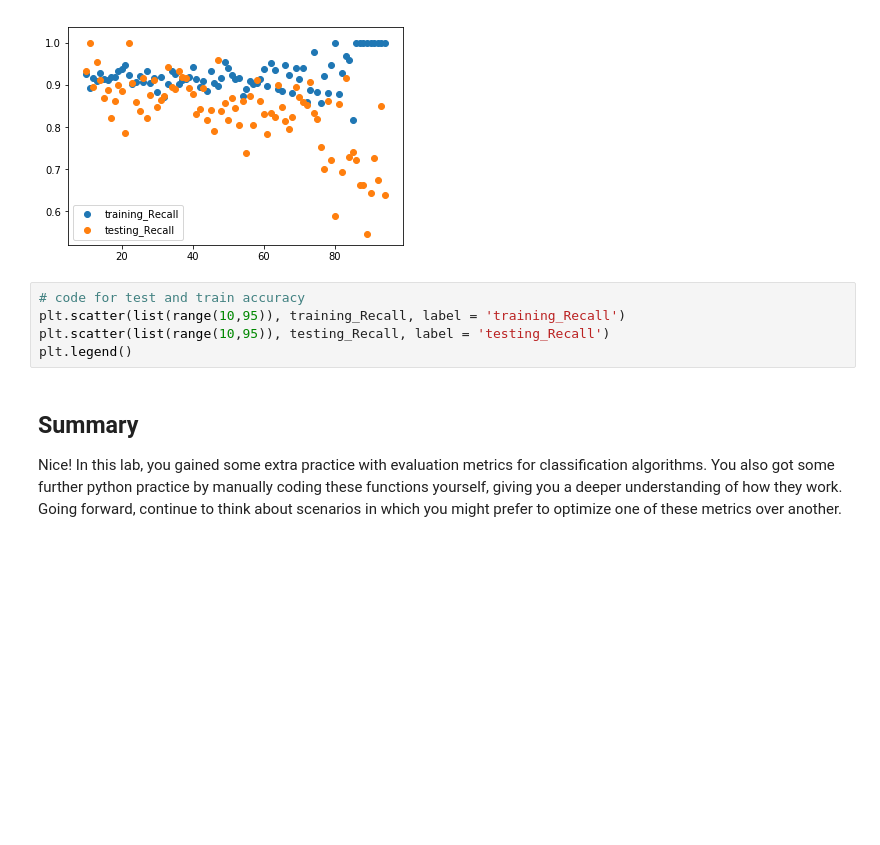
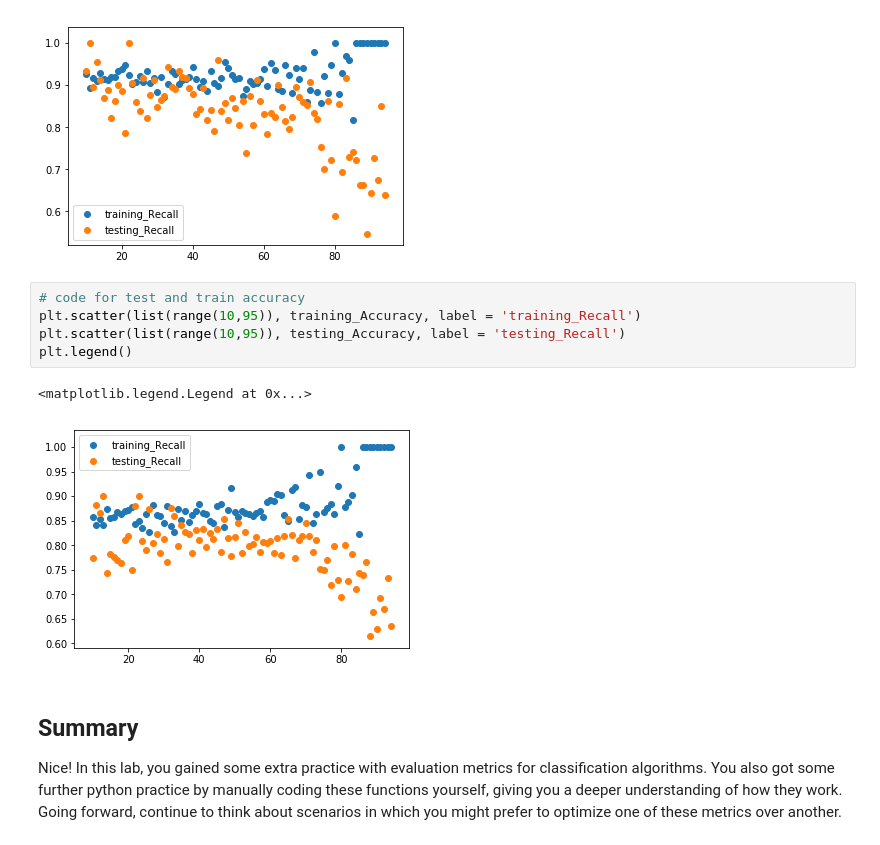
Before and after one commit to vaeb80/dsc-3-29-06-evaluating-logistic-regression-models-lab-nyc-career-ds-102218, a Jupyter notebook: index.ipynb, the cells around one changed output. Saved outputs shown, nothing was run; the diff lists cells and outputs as text; blank space fills up the shorter version.

```diff
--- a/index.ipynb
+++ b/index.ipynb
@@ -148,9 +148,12 @@ plt.legend()
 [figure]
 # %%
 # code for test and train accuracy
-plt.scatter(list(range(10,95)), training_Recall, label = 'training_Recall')
-plt.scatter(list(range(10,95)), testing_Recall, label = 'testing_Recall')
+plt.scatter(list(range(10,95)), training_Accuracy, label = 'training_Recall')
+plt.scatter(list(range(10,95)), testing_Accuracy, label = 'testing_Recall')
 plt.legend()
+# %% [output]
+<matplotlib.legend.Legend at 0x...>
+[figure, added]
 # %% [markdown]
 ## Summary
 
```
